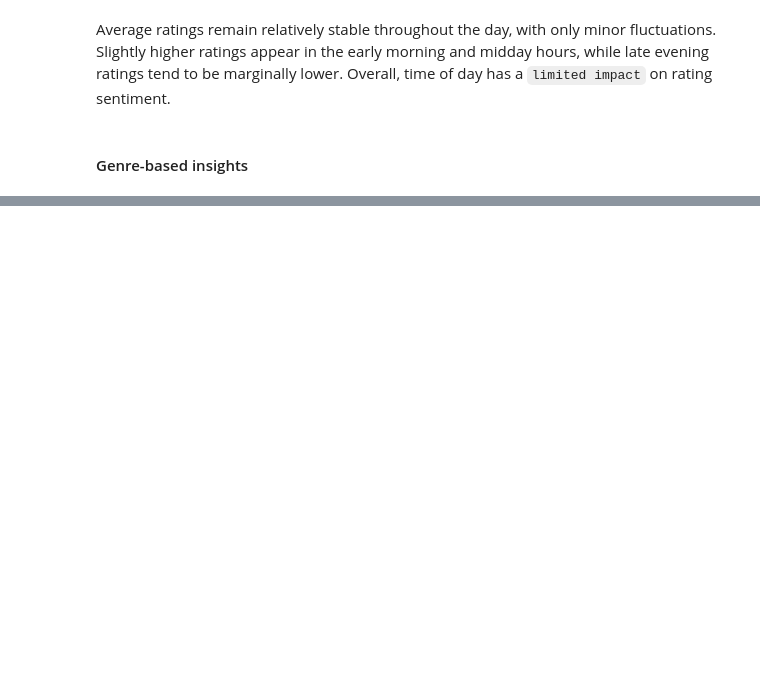
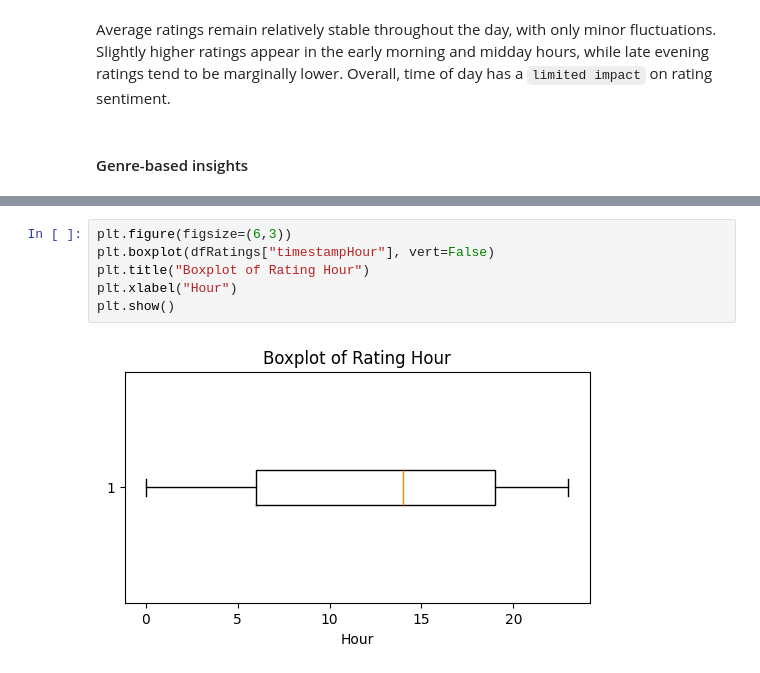
Before and after one commit to jishdewanjee/CapStone, a Jupyter notebook: CapStone8/MovieRecommendations.ipynb, the cells around one changed output, grey strips where cells are left out. Saved outputs shown, nothing was run; the diff lists cells and outputs as text; blank space fills up the shorter version.

```diff
--- a/CapStone8/MovieRecommendations.ipynb
+++ b/CapStone8/MovieRecommendations.ipynb
@@ -294,0 +302,8 @@ Error:
+# %%
+plt.figure(figsize=(6,3))
+plt.boxplot(dfRatings["timestampHour"], vert=False)
+plt.title("Boxplot of Rating Hour")
+plt.xlabel("Hour")
+plt.show()
+# %% [output]
+[figure, added]
```
Also changed, not shown: parts of 75 cells of this notebook.
